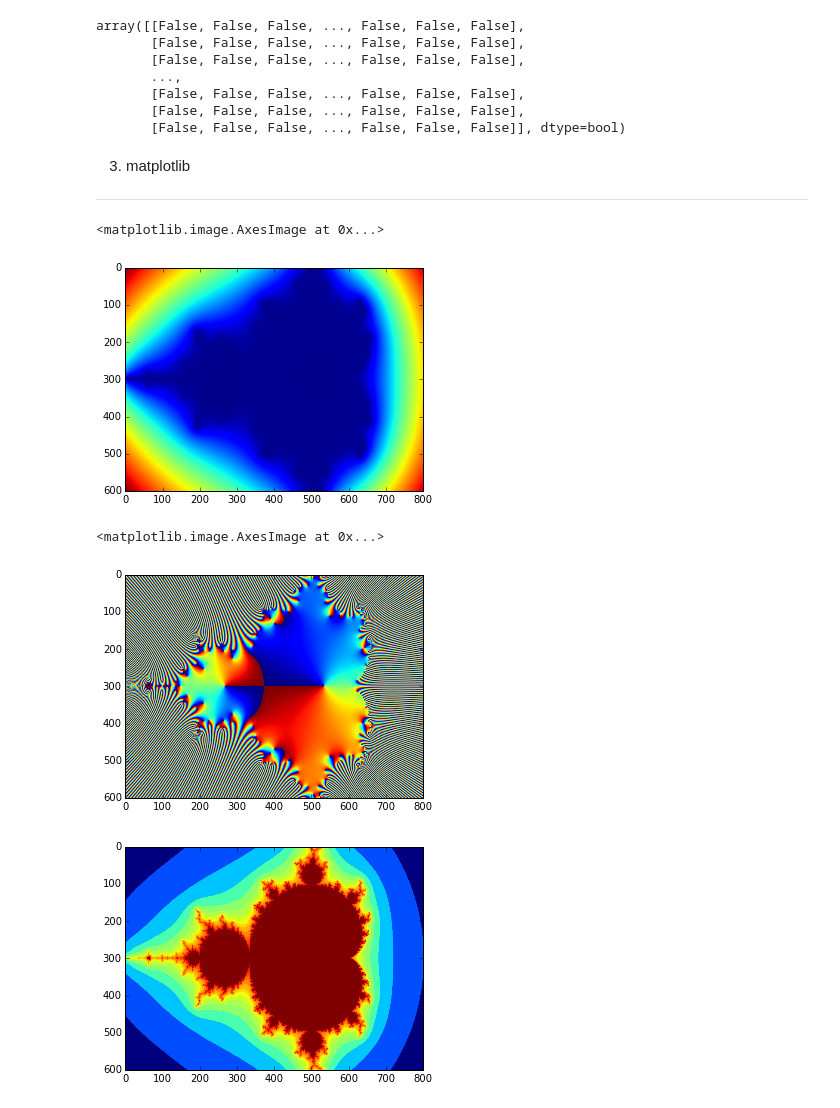
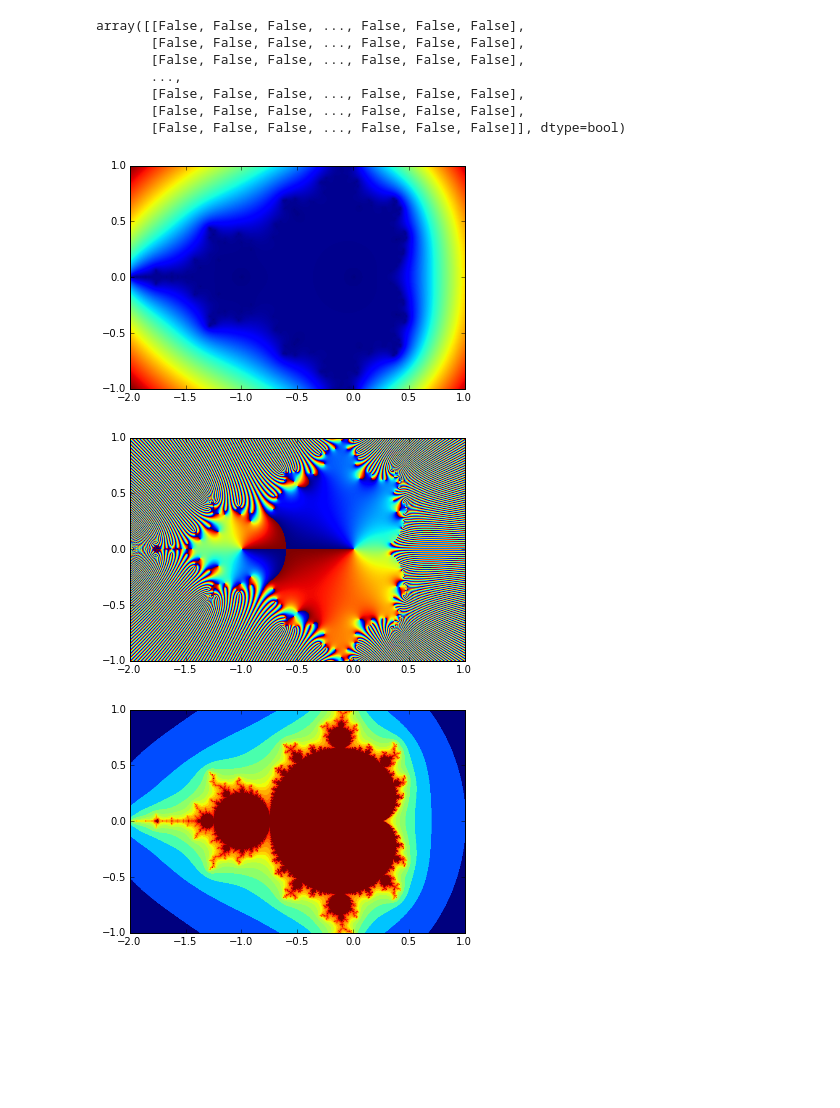
Before and after one commit to hrenkap/scipy_workshop, a Jupyter notebook: Workshop1.ipynb, the cells around one changed output. Drawn from its saved outputs; the diff is of its cells as text; code cells hidden in the pictures; blank space fills up the shorter version.

Commit message:
Add series plots, image extents

```diff
--- a/Workshop1.ipynb
+++ b/Workshop1.ipynb
@@ -163,6 +224,3 @@ array([[False, False, False, ..., False, False, False],
        [False, False, False, ..., False, False, False],
        [False, False, False, ..., False, False, False],
        [False, False, False, ..., False, False, False]], dtype=bool)
-# %% [markdown]
-3. matplotlib
-----------
@@ -173,13 +227,11 @@ import matplotlib.pyplot as plt
 # %%
-plt.imshow(np.log(abs(z)))
+plt.imshow(np.log(abs(z)), extent=(-2,1,-1,1));
 # %% [output]
-<matplotlib.image.AxesImage at 0x...>
-[figure, old version]
+[figure, new version]
 # %%
-plt.imshow(np.angle(z))
+plt.imshow(np.angle(z), extent=(-2,1,-1,1));
 # %% [output]
-<matplotlib.image.AxesImage at 0x...>
-[figure, old version]
+[figure, new version]
 # %%
 def mandel2(c, numIter=10, maxabs=5):
     z = c
@@ -191,6 +243,7 @@ def mandel2(c, numIter=10, maxabs=5):
     return z, num
 # %%
 z, num = mandel2(c, 100, 5)
-plt.imshow(num);
+#plt.xlim(-100, 100)
+plt.imshow(num, extent=(-2,1,-1,1));
 # %% [output]
-[figure, old version]
+[figure, new version]
```
Also changed, not shown: parts of 15 cells of this notebook.
